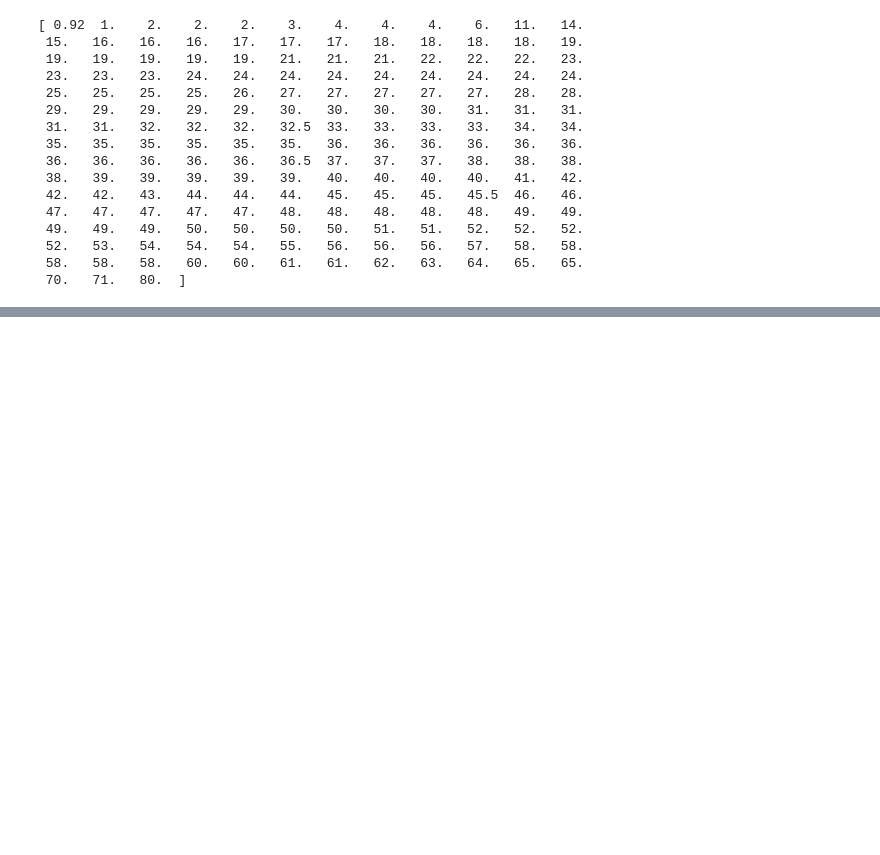
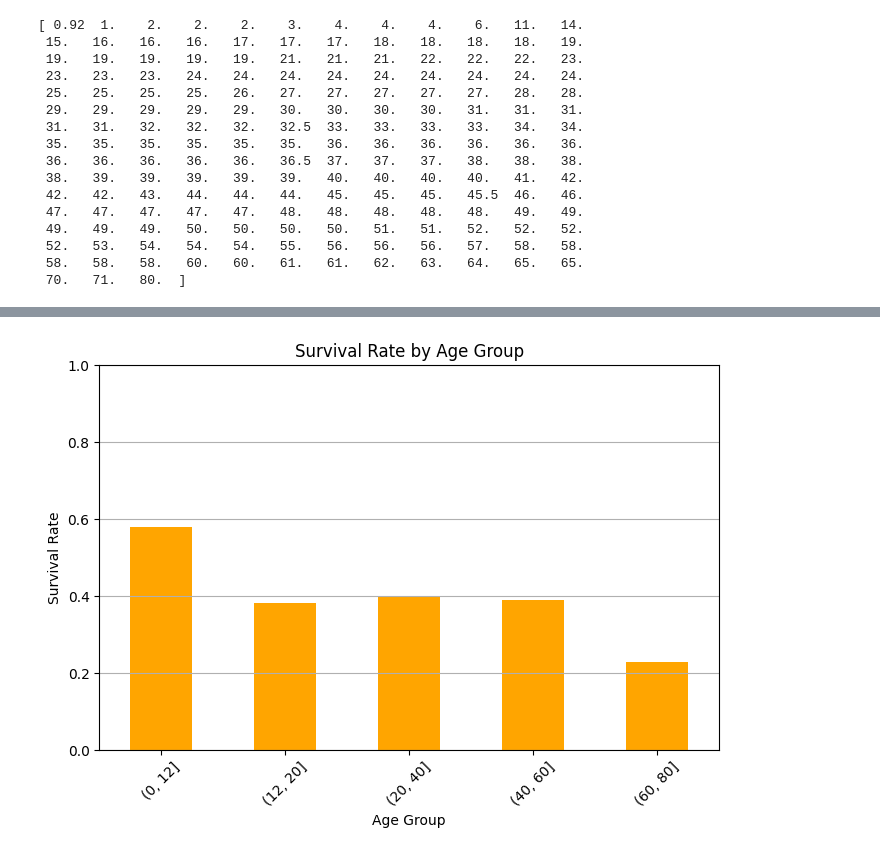
Before and after one commit to Sathwik-ch/EDA, a Jupyter notebook: Titanic.ipynb, the cells around one changed output, grey strips where cells are left out. Cells and saved outputs as stored; diff of their text form; code cells hidden in the pictures; blank space fills up the shorter version.

```diff
--- a/Titanic.ipynb
+++ b/Titanic.ipynb
@@ -468,0 +523,17 @@ NameError: name 'ages' is not defined
+# %%
+df_clean = df[['Age', 'Fare', 'Survived']].dropna()
+
+df_clean['AgeGroup'] = pd.cut(df_clean['Age'], bins=[0, 12, 20, 40, 60, 80])
+
+survival_by_age = df_clean.groupby('AgeGroup')['Survived'].mean()
+
+survival_by_age.plot(kind='bar', color='orange', figsize=(8, 5))
+plt.title('Survival Rate by Age Group')
+plt.ylabel('Survival Rate')
+plt.xlabel('Age Group')
+plt.xticks(rotation=45)
+plt.ylim(0, 1)
+plt.grid(axis='y')
+plt.show()
+# %% [output]
+[figure, added]
```
Also changed, not shown: parts of 15 cells of this notebook.
